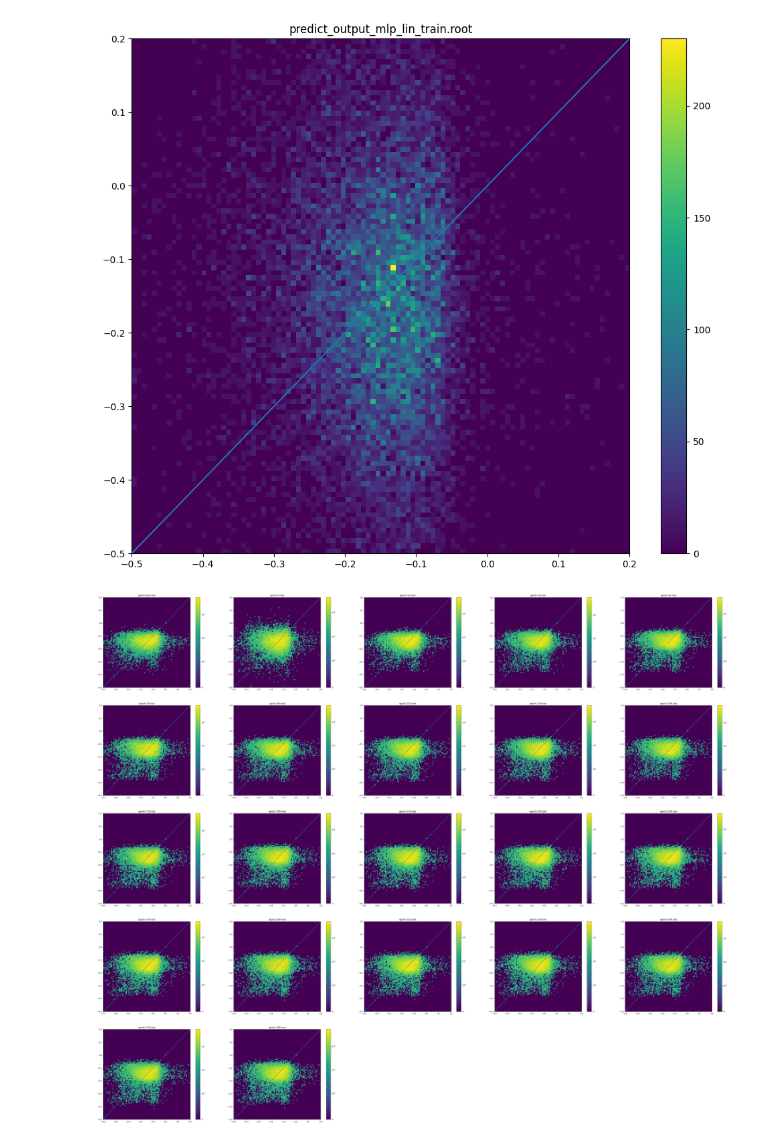
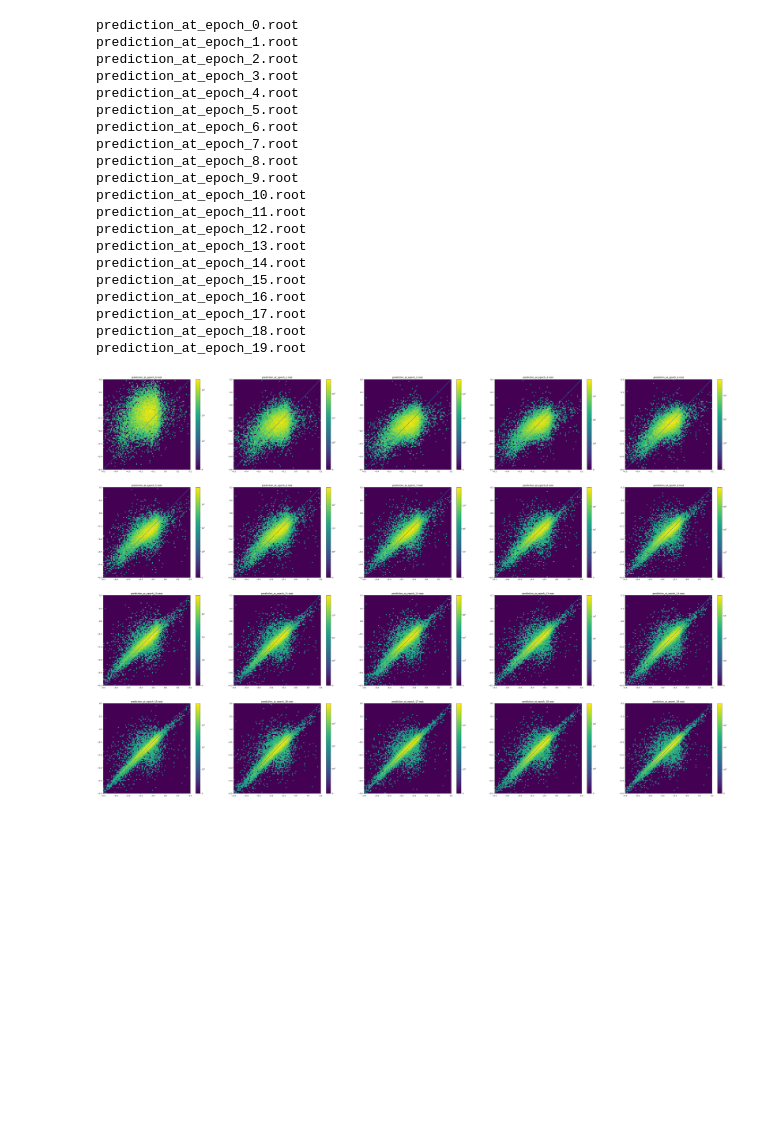
Before and after one commit to HephyAnalysisSW/ParticleNet4EFT, a Jupyter notebook: plot_predict_output.ipynb, the cells around one changed output. Drawn from its saved outputs; the diff is of its cells as text; code cells hidden in the pictures; blank space fills up the shorter version.

Commit message:
comparison in-memory vs fetch-by-file

```diff
--- a/plot_predict_output.ipynb
+++ b/plot_predict_output.ipynb
@@ -20,11 +21,28 @@ def pred_target_hists(model_path, range=[[-1,1],[-1,1]], log=False):
             plt.plot([-1,1],[-1,1])
             plt.colorbar()
             plt.title(file)
-# %%
-pred_target_hists('mlp_hl_lin_test_4', range=[[-0.5,0.2],[-0.5,0.2]], log=False)
-# %% [output]
-[figure, removed]
-# %%
-pred_target_hists('mlp_hl_lin_v5', range=[[-0.5,0.2],[-0.5,0.2]], log=True)
-# %% [output]
-[figure, removed]
+# %%
+# this training was done with ---fetch-by-file fetch-step 1
+pred_target_hists('mlp_hl_lin_test_7', range=[[-0.5,0.2],[-0.5,0.2]], log=True)
+# %% [output]
+prediction_at_epoch_0.root
+prediction_at_epoch_1.root
+prediction_at_epoch_2.root
+prediction_at_epoch_3.root
+prediction_at_epoch_4.root
+prediction_at_epoch_5.root
+prediction_at_epoch_6.root
+prediction_at_epoch_7.root
+prediction_at_epoch_8.root
+prediction_at_epoch_9.root
+prediction_at_epoch_10.root
+prediction_at_epoch_11.root
+prediction_at_epoch_12.root
+prediction_at_epoch_13.root
+prediction_at_epoch_14.root
+prediction_at_epoch_15.root
+prediction_at_epoch_16.root
+prediction_at_epoch_17.root
+prediction_at_epoch_18.root
+prediction_at_epoch_19.root
+[figure, added]
```
Also changed, not shown: parts of 5 cells of this notebook.
